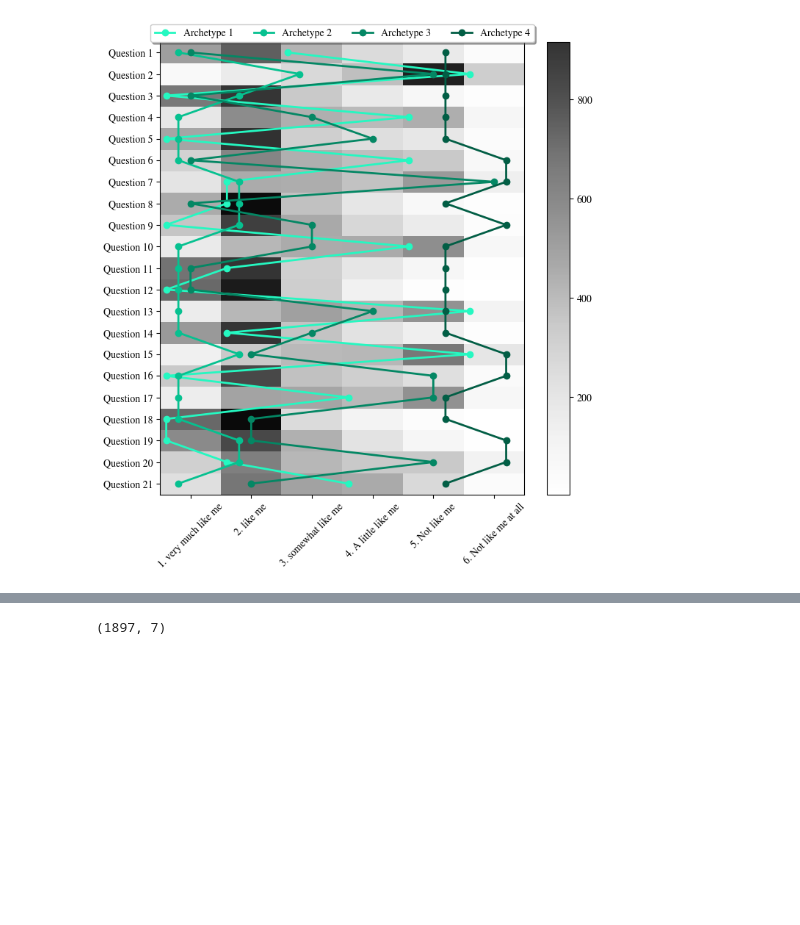
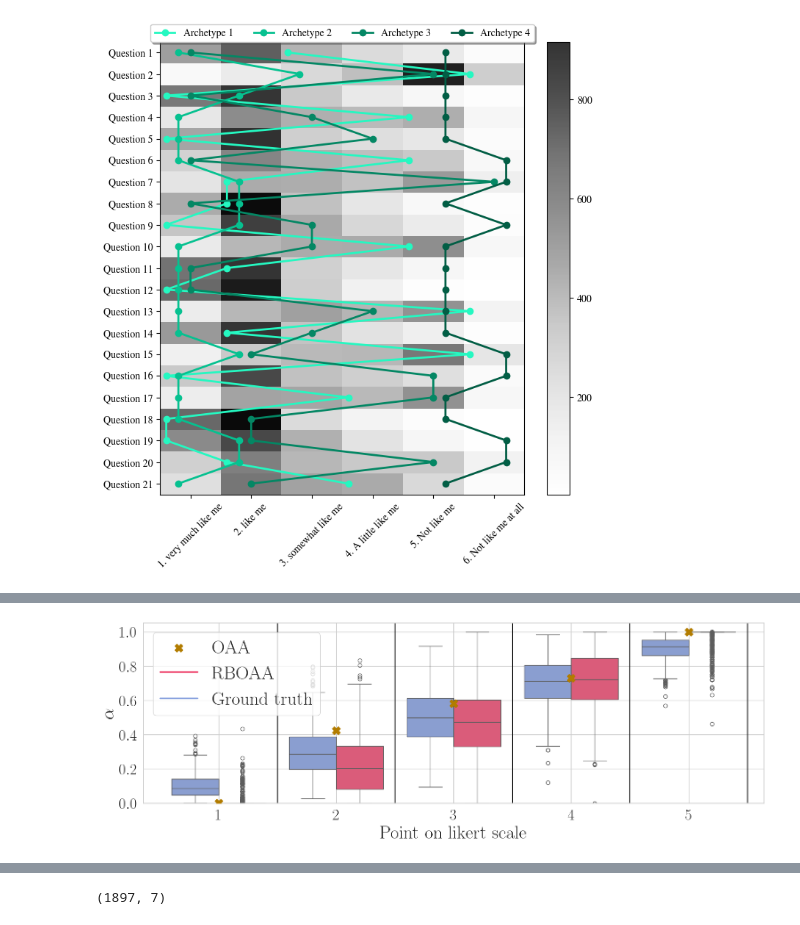
Before and after one commit to Maplewarrior/OrdinalArchetypalAnalysis, a Jupyter notebook: real_data_plots_michael.ipynb, the cells around one changed output, grey strips where cells are left out. Saved outputs shown, nothing was run; the diff lists cells and outputs as text; code cells hidden in the pictures; blank space fills up the shorter version.

```diff
--- a/real_data_plots.ipynb
+++ b/real_data_plots_michael.ipynb
@@ -34,7 +36,8 @@ def load_analyses(analysis_dir: str):
     The format is a nested dictionary on the form results[AA_method][n_archetypes][repetition_num]
     The result objects saved have all matrices and parameters inside them. E
     """
-    folder = f'C:/Users/aejew/Downloads/AA_results/AA_results/{analysis_dir}'
+    # folder = f'C:/Users/aejew/Downloads/AA_results/AA_results/{analysis_dir}'
+    folder = f'synthetic_results/{analysis_dir}'
     results = {'RBOAA': {}, 'OAA': {}, 'CAA': {}} if 'OSM' not in analysis_dir else {'TSAA': {}}
 
     for method in results.keys():
@@ -466,0 +538,19 @@ alpha
+# %%
+complex_res = load_analyses('complex_results')
+best_loss_rboaa_rep = np.argmin([complex_res['RBOAA']['K3'][i].loss[-1] for i in range(10)])
+best_loss_oaa_rep = np.argmin([complex_res['OAA']['K3'][i].loss[-1] for i in range(10)])
+# %%
+from src.utils.synthetic_data_class import _synthetic_data
+SD = _synthetic_data(1000, 20, 3, 5, -9.21, True, 1.0, 1.5, 1e-6)
+matplotlib.rcParams['text.usetex'] = True
+
+RBOAA_betas = complex_res['RBOAA']['K3'][best_loss_rboaa_rep].b
+OAA_betas = complex_res['OAA']['K3'][best_loss_oaa_rep].b
+X = complex_res['OAA']['K4'][2].X
+synthetic_betas = SD.betas
+synthetic_betas = np.concatenate((np.zeros((synthetic_betas.shape[0], 1)), synthetic_betas), axis=1)
+synthetic_betas = np.concatenate((synthetic_betas, np.ones((synthetic_betas.shape[0], 1))), axis=1)
+
+response_bias_plot(X, RBOAA_betas, OAA_betas, synthetic_betas)
+# %% [output]
+[figure, added]
```
Also changed, not shown: parts of 19 cells of this notebook.
